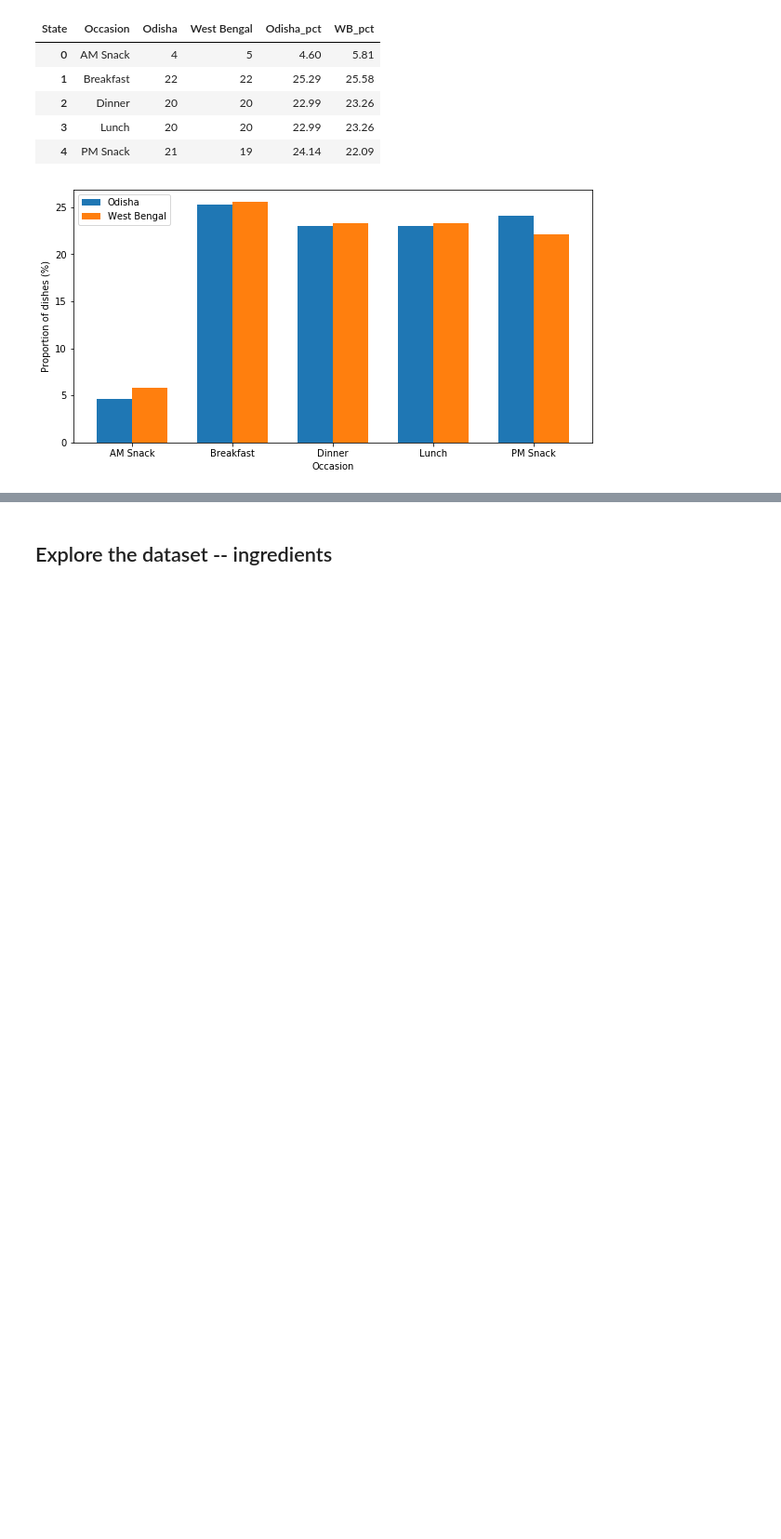
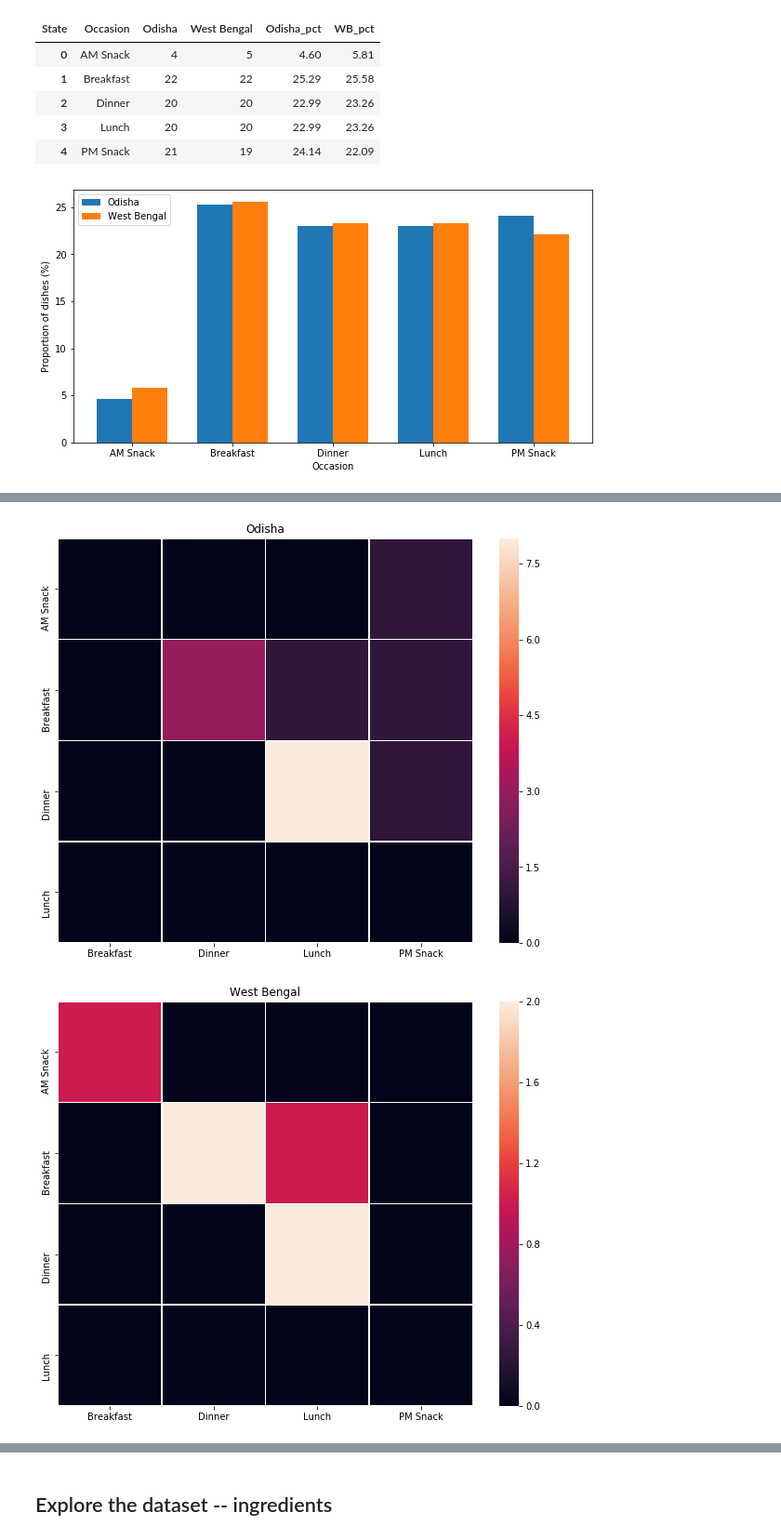
Before and after one commit to rochiecuevas/FoodChoice, a Jupyter notebook: Expert_Elicitation.ipynb, the cells around one changed output, grey strips where cells are left out. Shown at 93% size. Cells and saved outputs as stored; diff of their text form; code cells hidden in the pictures; blank space fills up the shorter version.

Commit message:
added heat map of dish occurrence per state

```diff
--- a/Expert_Elicitation.ipynb
+++ b/Expert_Elicitation.ipynb
@@ -312,0 +299,4 @@ df2.sort_values(["State", "Dish", "Occasion"])
+# %%
+def intersection(lst1, lst2):
+    """ Determine the overlaps between two lists """
+    return list(set(lst1) & set(lst2))
@@ -312,0 +352,14 @@ df2.sort_values(["State", "Dish", "Occasion"])
+# %%
+# Create a heatmap based on overlaps of dishes, by state
+fig, ax = plt.subplots(figsize = (10,8))
+ax = sns.heatmap(dfs_overlaps[0], linewidths=.5)
+ax.set_title('Odisha')
+
+fig, ax = plt.subplots(figsize = (10,8))
+ax = sns.heatmap(dfs_overlaps[1], linewidths=.5)
+ax.set_title('West Bengal')
+
+plt.show()
+# %% [output]
+[figure, added]
+[figure, added]
```
Also changed, not shown: parts of 19 cells of this notebook.
